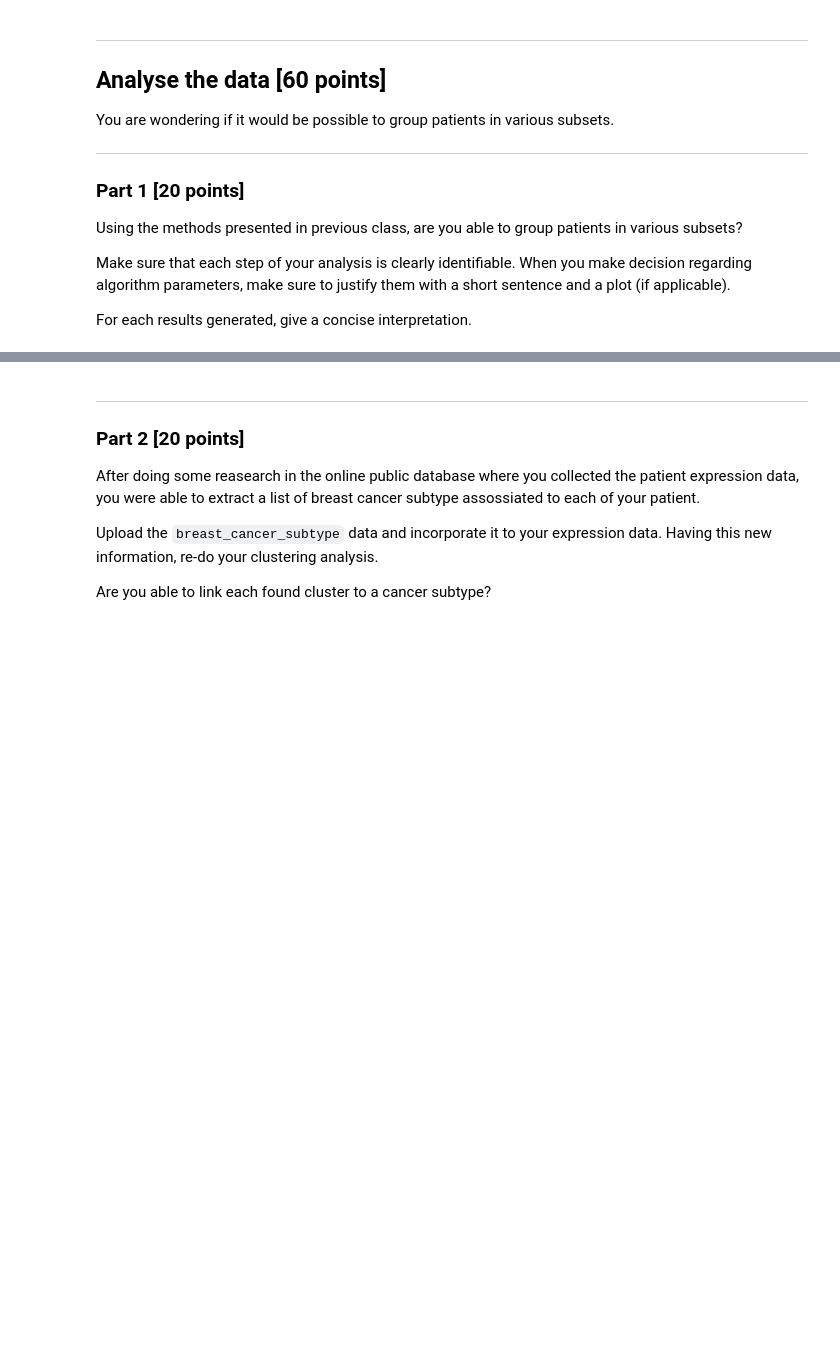
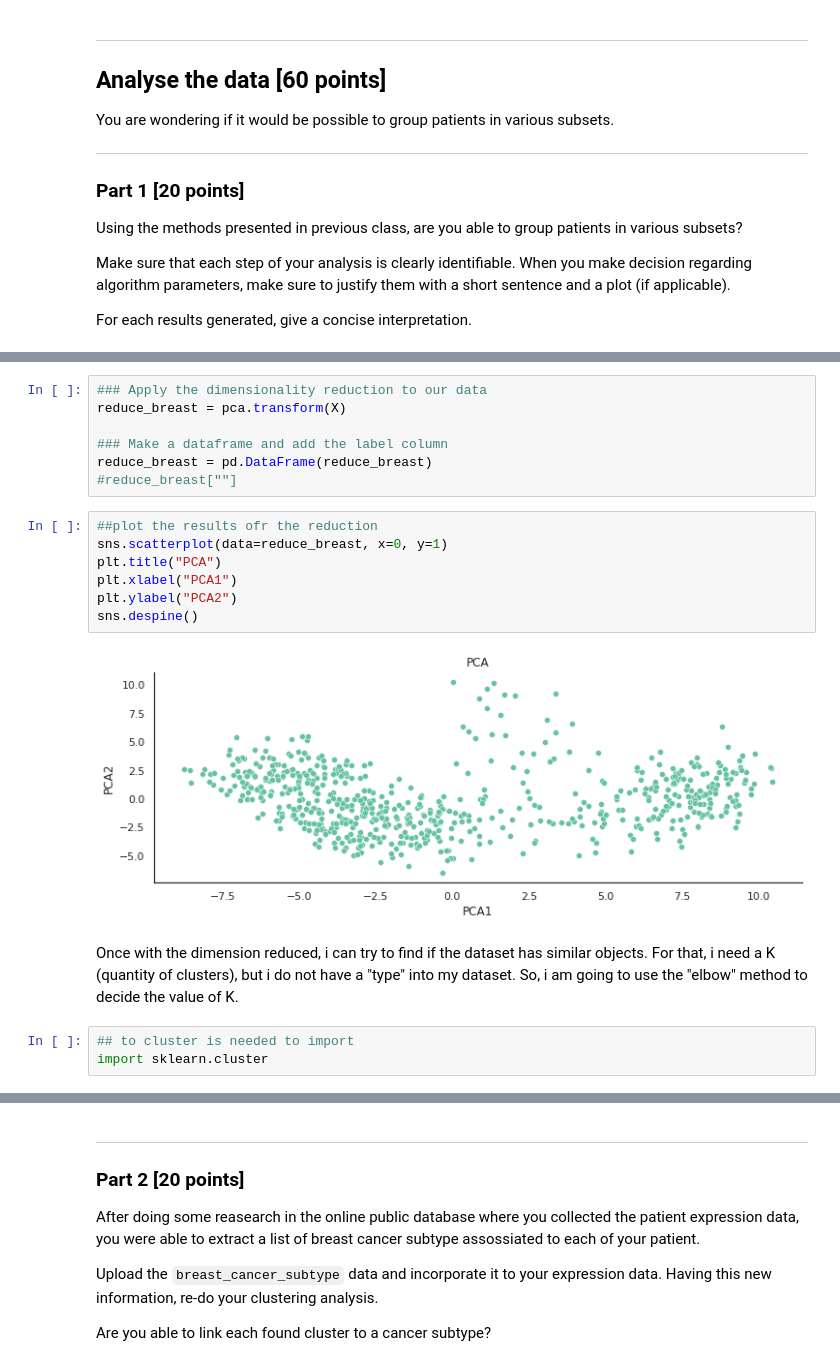
Before and after one commit to arirosse/s21_data_analysis, a Jupyter notebook: data_analysis_3.ipynb, the cells around one changed output, grey strips where cells are left out. Drawn from its saved outputs; the diff is of its cells as text; blank space fills up the shorter version.

```diff
--- a/data_analysis_3.ipynb
+++ b/data_analysis_3.ipynb
@@ -87,0 +215,21 @@ For each results generated, give a concise interpretation.
+# %%
+### Apply the dimensionality reduction to our data
+reduce_breast = pca.transform(X)
+
+### Make a dataframe and add the label column
+reduce_breast = pd.DataFrame(reduce_breast)
+#reduce_breast[""]
+# %%
+##plot the results ofr the reduction
+sns.scatterplot(data=reduce_breast, x=0, y=1)
+plt.title("PCA")
+plt.xlabel("PCA1")
+plt.ylabel("PCA2")
+sns.despine()
+# %% [output]
+[figure, added]
+# %% [markdown]
+Once with the dimension reduced, i can try to find if the dataset has similar objects. For that, i need a K (quantity of clusters), but i do not  have a "type" into my dataset. So, i am going to use the "elbow" method to decide the value of K.
+# %%
+## to cluster is needed to import
+import sklearn.cluster
```
Also changed, not shown: parts of 30 cells of this notebook, 1 other file.
